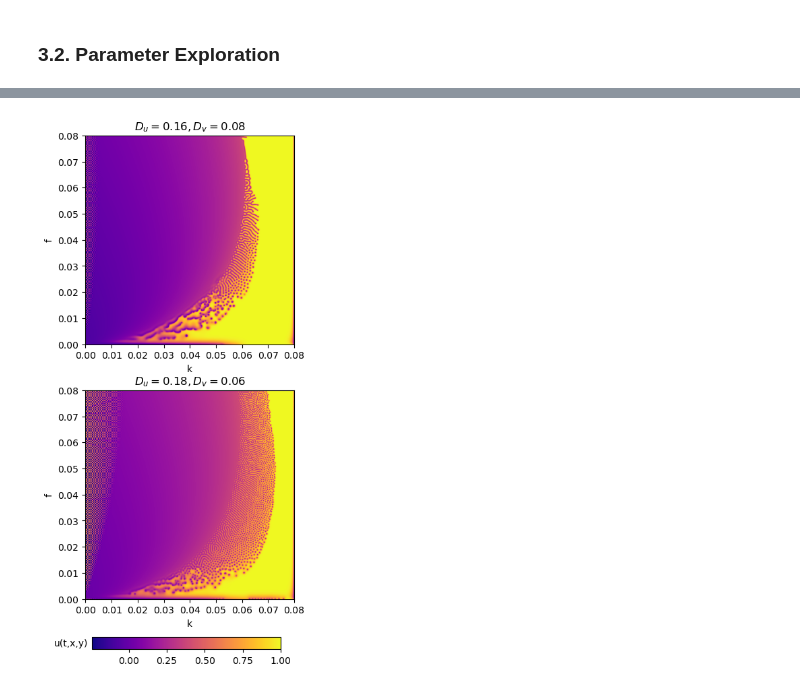
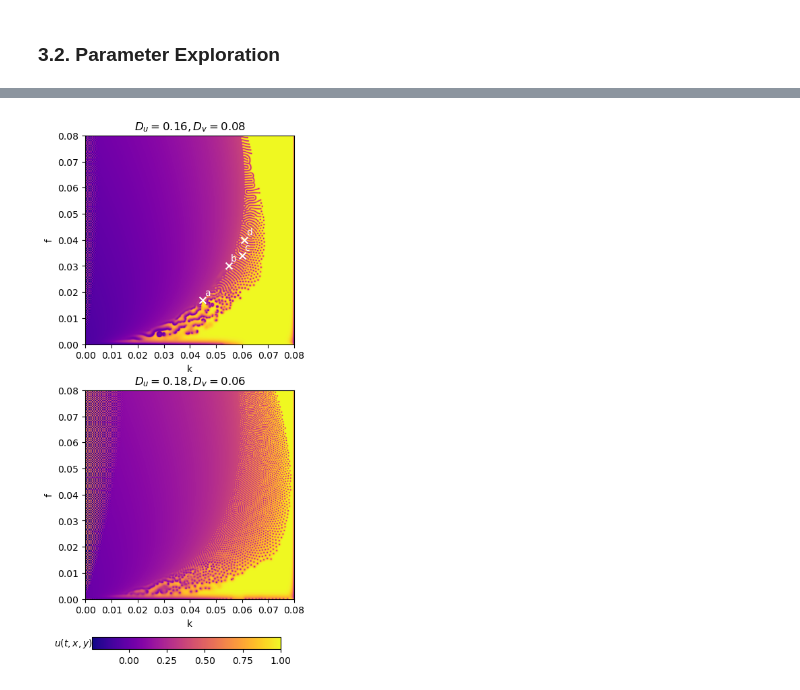
Before and after one commit to mboyan/scented-candles, a Jupyter notebook: Assignment Set 2/AssignmentSet2.ipynb, the cells around one changed output, grey strips where cells are left out. Saved outputs shown, nothing was run; the diff lists cells and outputs as text; code cells hidden in the pictures.

```diff
--- a/Assignment Set 2/AssignmentSet2.ipynb
+++ b/Assignment Set 2/AssignmentSet2.ipynb
@@ -307,6 +298,6 @@ v0 = np.where(np.abs(np.arange(size) - (size-1) * 0.5) <= square_size * 0.5, 0.5
 v0 = v0 @ v0.T
 
 # Run simulations
-u_a, v_a = gs.run_gray_scott(u0_a, v0, max_time, Du, Dv, f, k, dt, dx, use_GPU=True)
-u_b, v_b = gs.run_gray_scott(u0_b, v0, max_time, Du, Dv, f, k, dt, dx, use_GPU=True)
+u_a, v_a, u_diff_a, v_diff_a = gs.run_gray_scott(u0_a, v0, max_time, Du, Dv, f, k, dt, dx, use_GPU=True)
+u_b, v_b, u_diff_b, v_diff_b = gs.run_gray_scott(u0_b, v0, max_time, Du, Dv, f, k, dt, dx, use_GPU=True)
 # %% [markdown]
@@ -331,7 +319,7 @@ reload(gs)
 # %%
 # Simulation parameters
 size = 1001
-max_time = 10000
+max_time = 50000
 dt = 1
 dx = 1
 Du_a = 0.16
@@ -348,5 +336,5 @@ u0 = np.full((size, size), 0.5)
 v0 = np.random.uniform(0, 1, size=(size, size))
 
 # Run simulations
-u_a, v_a = gs.run_gray_scott(u0, v0, max_time, Du_a, Dv_a, f_grid, k_grid, dt, dx, use_GPU=True)
-u_b, v_b = gs.run_gray_scott(u0, v0, max_time, Du_b, Dv_b, f_grid, k_grid, dt, dx, use_GPU=True)
+u_a, v_a, u_diff_a, v_diff_a = gs.run_gray_scott(u0, v0, max_time, Du_a, Dv_a, f_grid, k_grid, dt, dx, use_GPU=True)
+u_b, v_b, u_diff_b, v_diff_b = gs.run_gray_scott(u0, v0, max_time, Du_b, Dv_b, f_grid, k_grid, dt, dx, use_GPU=True)
@@ -353,5 +345,6 @@ u_b, v_b = gs.run_gray_scott(u0, v0, max_time, Du_b, Dv_b, f_grid, k_grid, dt, d
 # %%
 u_all = np.array([u_a, u_b])
-vis.plot_gray_scott_f_k(u_all, f, k, labels=['$D_u=0.16, D_v=0.08$', '$D_u=0.18, D_v=0.06$'])
+param_mark = [[[0.045, 0.017], [0.055, 0.03], [0.06, 0.034097], [0.061, 0.04]], []]
+vis.plot_gray_scott_f_k(u_all, f, k, labels=['$D_u=0.16, D_v=0.08$', '$D_u=0.18, D_v=0.06$'], param_mark=param_mark)
 # %% [output]
-[figure, old version]
+[figure, new version]
```
Also changed, not shown: parts of 20 cells of this notebook, 2 other files.
